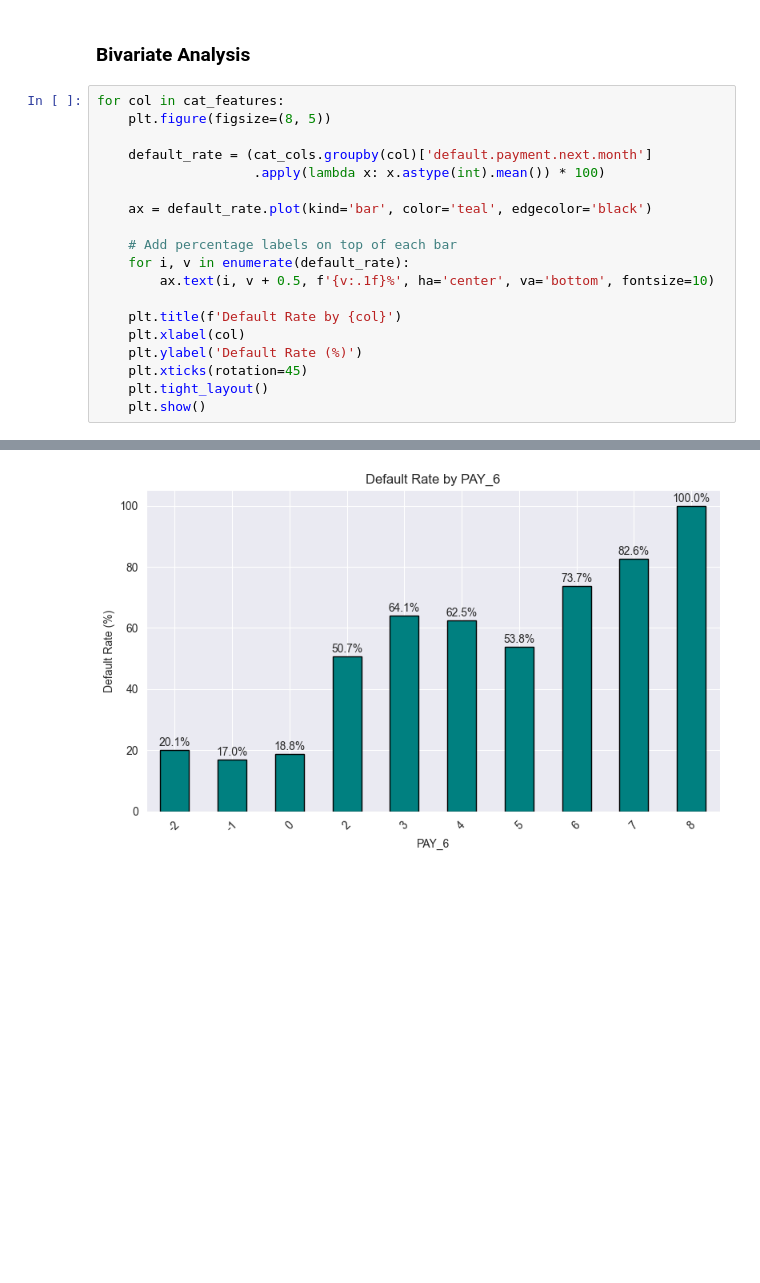
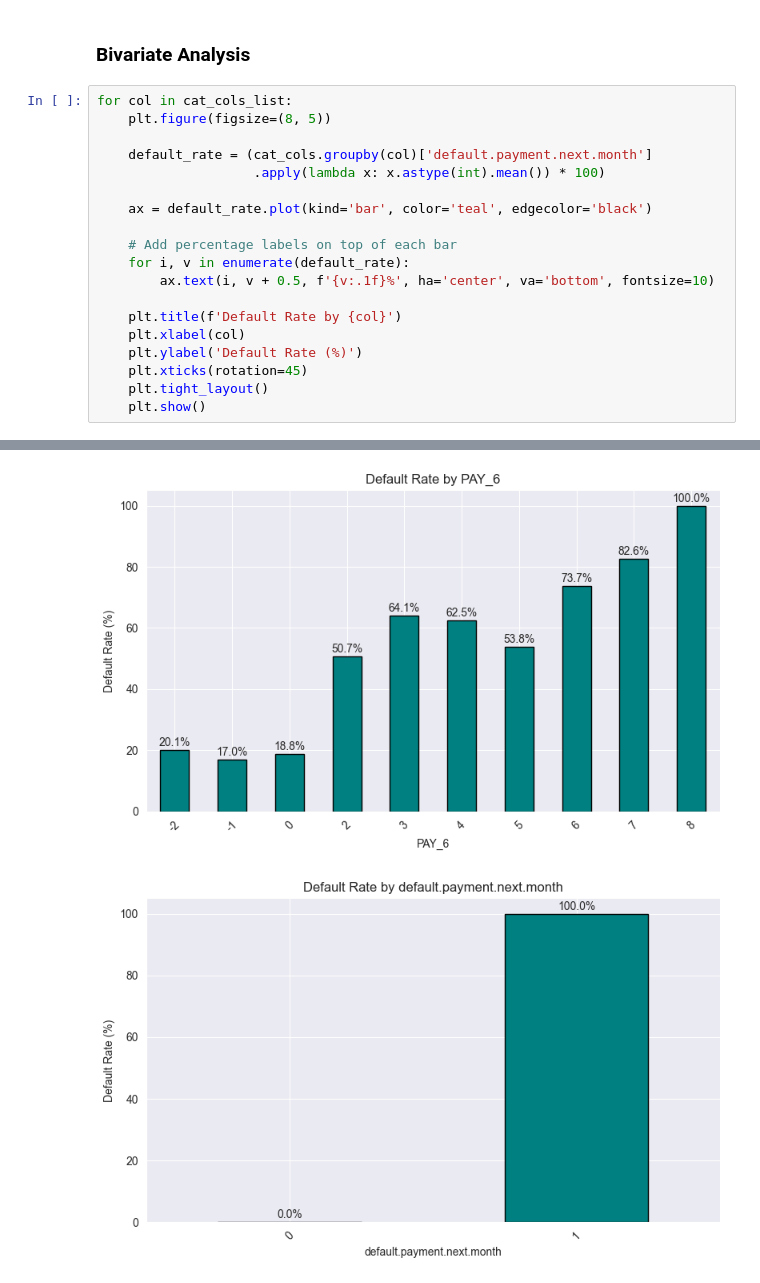
Before and after one commit to srijankumar8969/Default_Credit_Card_Prediction, a Jupyter notebook: notebooks/eda.ipynb, the cells around one changed output, grey strips where cells are left out. Saved outputs shown, nothing was run; the diff lists cells and outputs as text; blank space fills up the shorter version.

```diff
--- a/notebooks/eda.ipynb
+++ b/notebooks/eda.ipynb
@@ -378,34 +346,35 @@ plt.show()
 # %% [markdown]
 ### Bivariate Analysis
 # %%
-for col in cat_features:
+for col in cat_cols_list:
     plt.figure(figsize=(8, 5))
 
     default_rate = (cat_cols.groupby(col)['default.payment.next.month']
                     .apply(lambda x: x.astype(int).mean()) * 100)
 
     ax = default_rate.plot(kind='bar', color='teal', edgecolor='black')
 
     # Add percentage labels on top of each bar
     for i, v in enumerate(default_rate):
         ax.text(i, v + 0.5, f'{v:.1f}%', ha='center', va='bottom', fontsize=10)
 
     plt.title(f'Default Rate by {col}')
     plt.xlabel(col)
     plt.ylabel('Default Rate (%)')
     plt.xticks(rotation=45)
     plt.tight_layout()
     plt.show()
 # %% [output]
 [figure]
 [figure]
 [figure]
 [figure]
 [figure]
 [figure]
 [figure]
 [figure]
 [figure]
+[figure, added]
 # %% [markdown]
 MARRIAGE and SEX seem to have low predictive power.
 
```
Also changed, not shown: parts of 18 cells of this notebook, 2 other files.
